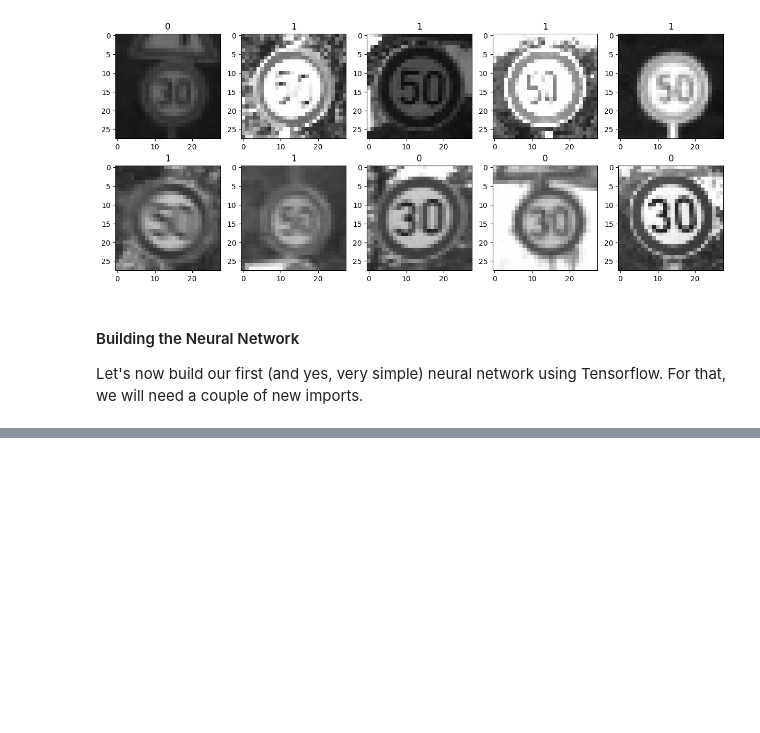
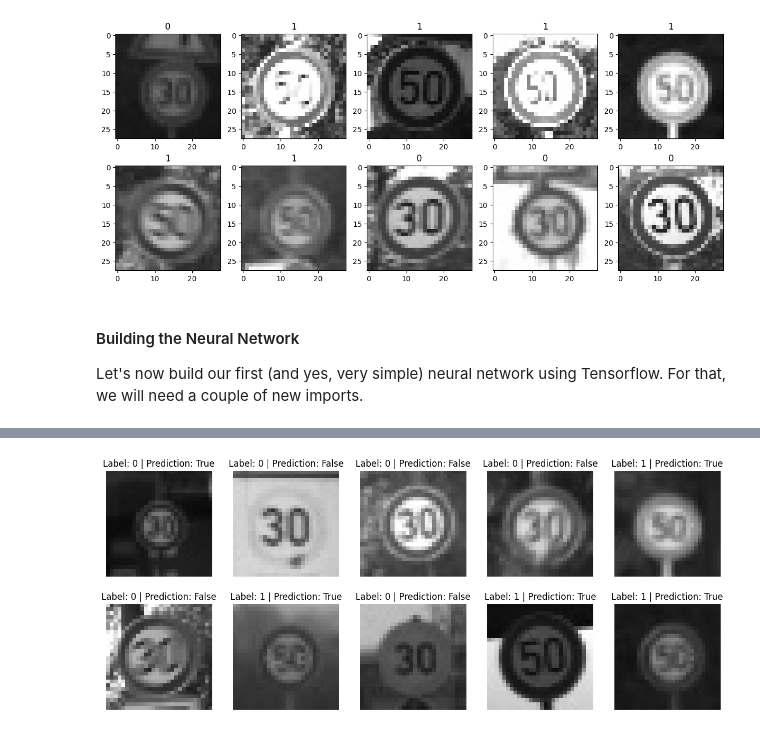
Before and after one commit to AliceBit2020/CV_dz1, a Jupyter notebook: DZ11_Ternova/homework11.ipynb, the cells around one changed output, grey strips where cells are left out. Drawn from its saved outputs; the diff is of its cells as text; code cells hidden in the pictures; blank space fills up the shorter version.

```diff
--- a/DZ11_Ternova/homework11.ipynb
+++ b/DZ11_Ternova/homework11.ipynb
@@ -92,0 +161,15 @@ ValueError: Cannot convert '784' to a shape.
+# %%
+idx = 50
+pred = model.predict(pixels[idx:idx+1, ...])
+print(pred, labels[idx])
+
+# Run it on the entire dataset
+predictions = model.predict(pixels).squeeze()
+predictions = predictions > 0.5
+
+correct = 0
+for prediction, label in zip(predictions, labels):
+    if prediction == label:
+        correct = correct + 1
+
+print('Accuracy', correct/len(labels))
@@ -92,0 +181,7 @@ ValueError: Cannot convert '784' to a shape.
+# %%
+for cnt, idx in enumerate(np.random.randint(0, len(images), 10)):
+    plt.subplot(2,5,cnt+1), plt.imshow(images[idx], cmap='gray', vmin=0, vmax=255)
+    plt.title('Label: ' + str(labels[idx]) + ' | Prediction: ' + str(predictions[idx]))
+    plt.axis(False)
+# %% [output]
+[figure, added]
```
Also changed, not shown: parts of 9 cells of this notebook.
